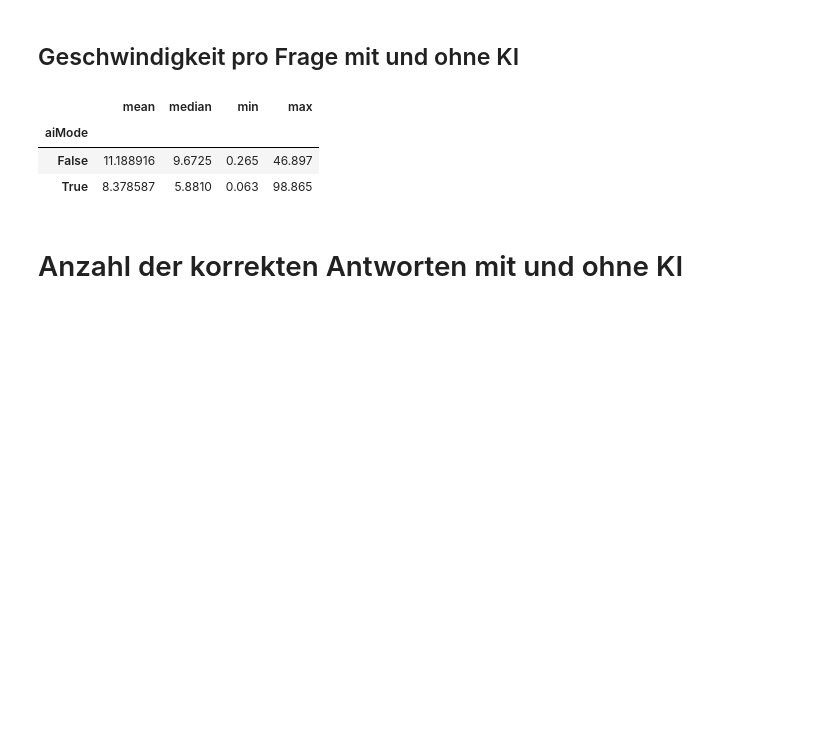
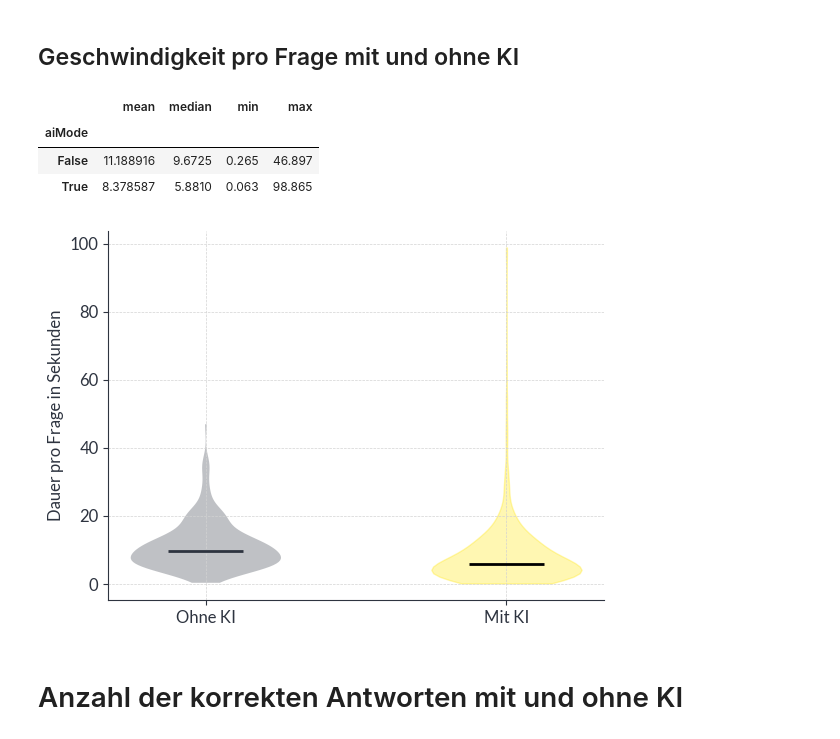
Before and after one commit to anacision-de/postkorb-panic, a Jupyter notebook: analysis/Analysis.ipynb, the cells around one changed output. Saved outputs shown, nothing was run; the diff lists cells and outputs as text; code cells hidden in the pictures; blank space fills up the shorter version.

```diff
--- a/analysis/Analysis.ipynb
+++ b/analysis/Analysis.ipynb
@@ -68,6 +93,10 @@ feedback_data.groupby("aiMode")["responseTime"].agg(["mean", "median", "min", "m
 | aiMode |  |  |  |  |
 | False | 11.188916 | 9.6725 | 0.265 | 46.897 |
 | True | 8.378587 | 5.8810 | 0.063 | 98.865 |
+# %%
+violinplot(feedback_data, col="responseTime", ylabel="Dauer pro Frage in Sekunden")
+# %% [output]
+[figure, added]
 # %% [markdown]
 # Anzahl der korrekten Antworten mit und ohne KI
 # %%
```
Also changed, not shown: parts of 11 cells of this notebook, 17 other files.
